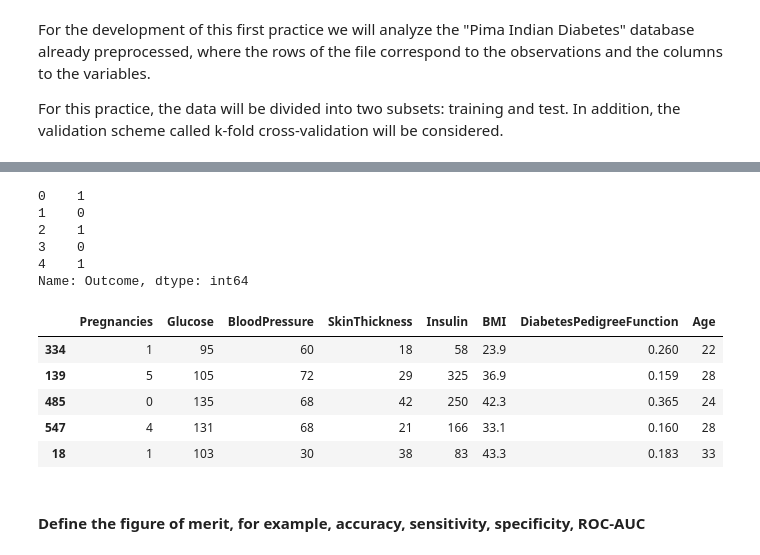
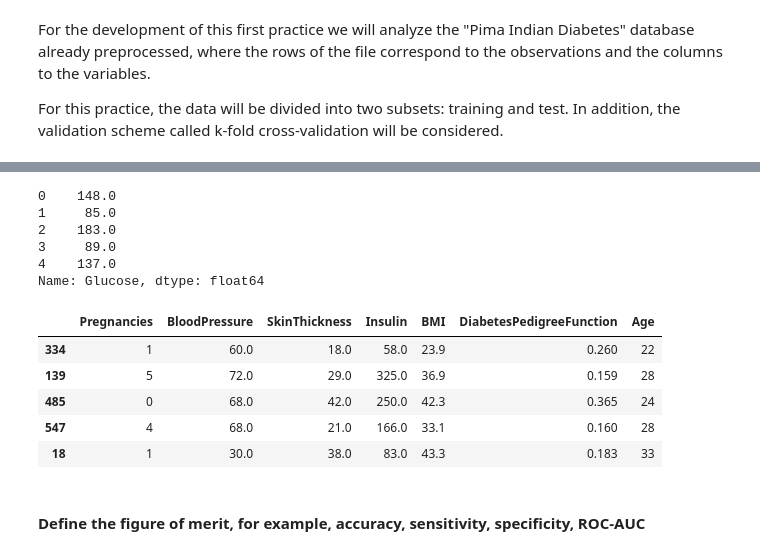
Before and after one commit to cesarrrbl06/LABS-AI-and-LEARNING, a Jupyter notebook: LAB3/Lab3_Class.ipynb, the cells around one changed output, grey strips where cells are left out. Drawn from its saved outputs; the diff is of its cells as text; code cells hidden in the pictures.

```diff
--- a/LAB3/Lab3_Class.ipynb
+++ b/LAB3/Lab3_Class.ipynb
@@ -43,11 +43,12 @@ import seaborn as sns
 import matplotlib
 from matplotlib import pyplot as plt
 # %%
+
 # Load the dataset (already preprocessed)
-pd_read_csv = ("/home/alumnos/cesarrbl/Escritorio/CUARTO/AI AND LEARNING/LABS-AI-and-LEARNING/LAB1/Lab1_Material/pima_preprocessed.csv")
+df = pd.read_csv("/home/alumnos/cesarrbl/Escritorio/CUARTO/AI AND LEARNING/LABS-AI-and-LEARNING/LAB1/Lab1_Material/pima_preprocessed.csv")
 
 # Define the input and the output
-input = pd_read_csv.drop(columns=['Glucose', 'Outcome'])
-output = pd_read_csv['Glucose']
+X = df.drop(columns=['Glucose', 'Outcome'])
+Y = df['Glucose']
 # %%
 # Show the first rows of the input
@@ -56,25 +63,34 @@ AttributeError: 'function' object has no attribute 'head'
 # %%
 # Show the first rows of the output
+Y.head()
 # %% [output]
-0    1
-1    0
-2    1
-3    0
-4    1
-Name: Outcome, dtype: int64
+0    148.0
+1     85.0
+2    183.0
+3     89.0
+4    137.0
+Name: Glucose, dtype: float64
 # %%
 # We define the training set (70% of the observations) and test set (30% of the observations).
 # We use a fixed value of Random state to obtain always the same results.
 # For more details, see the following link: https://numpy.org/doc/1.16/reference/generated/numpy.random.RandomState.html
+
+
+y = df['Outcome']
+X = df.drop(columns='Outcome')
+X_train, X_test, y_train, y_test = train_test_split(
+    X, y, test_size=0.2, random_state=42, stratify=y
+)
 # %%
 # Show the first rows of the Xtrain
+X_train.head()
 # %% [output]
-|  | Pregnancies | Glucose | BloodPressure | SkinThickness | Insulin | BMI | DiabetesPedigreeFunction | Age |
-| 334 | 1 | 95 | 60 | 18 | 58 | 23.9 | 0.260 | 22 |
-| 139 | 5 | 105 | 72 | 29 | 325 | 36.9 | 0.159 | 28 |
-| 485 | 0 | 135 | 68 | 42 | 250 | 42.3 | 0.365 | 24 |
-| 547 | 4 | 131 | 68 | 21 | 166 | 33.1 | 0.160 | 28 |
-| 18 | 1 | 103 | 30 | 38 | 83 | 43.3 | 0.183 | 33 |
+|  | Pregnancies | BloodPressure | SkinThickness | Insulin | BMI | DiabetesPedigreeFunction | Age |
+| 334 | 1 | 60.0 | 18.0 | 58.0 | 23.9 | 0.260 | 22 |
+| 139 | 5 | 72.0 | 29.0 | 325.0 | 36.9 | 0.159 | 28 |
+| 485 | 0 | 68.0 | 42.0 | 250.0 | 42.3 | 0.365 | 24 |
+| 547 | 4 | 68.0 | 21.0 | 166.0 | 33.1 | 0.160 | 28 |
+| 18 | 1 | 30.0 | 38.0 | 83.0 | 43.3 | 0.183 | 33 |
 # %% [markdown]
 #### Define the figure of merit, for example, accuracy, sensitivity, specificity, ROC-AUC
 # %%
```
Also changed, not shown: parts of 2 cells of this notebook.
